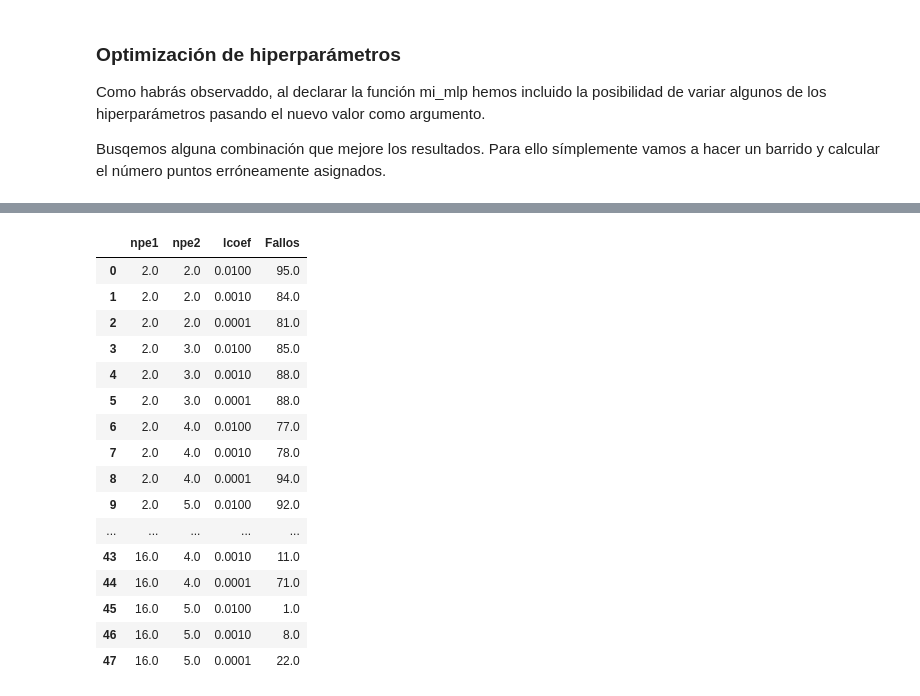
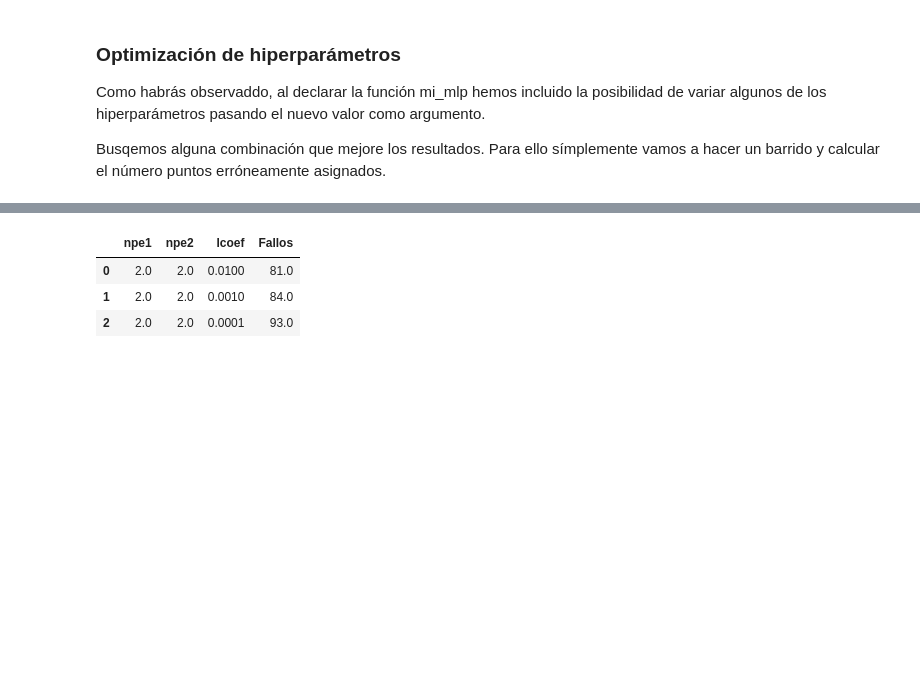
Before and after one commit to QIMoro-UVa/DL_2025-26, a Jupyter notebook: Intro_lab_2_Espirales_v1.ipynb, the cells around one changed output, grey strips where cells are left out. Drawn from its saved outputs; the diff is of its cells as text; code cells hidden in the pictures; blank space fills up the shorter version.

```diff
--- a/Intro_lab_2_Espirales_v1.ipynb
+++ b/Intro_lab_2_Espirales_v1.ipynb
@@ -285,8 +285,8 @@ Busqemos alguna combinación que mejore los resultados. Para ello símplemente v
 # %%
 dfResultados=pd.DataFrame (columns=["npe1", "npe2", "lcoef", "Fallos"])
 
-for capa1 in [2, 4, 8, 16]:
-    for capa2 in [2, 3, 4, 5]:
+for capa1 in [2]:
+    for capa2 in [2]:
         for lcoef in [0.01, 0.001, 0.0001]:
             modelo=mi_mlp(npe1=capa1, npe2=capa2, epocas=100, lr=lcoef)
             z=modelo.predict (X_test)
@@ -321,20 +310,7 @@ Parámetros: 16 5 100 0.0001
 |  | npe1 | npe2 | lcoef | Fallos |
-| 0 | 2.0 | 2.0 | 0.0100 | 95.0 |
+| 0 | 2.0 | 2.0 | 0.0100 | 81.0 |
 | 1 | 2.0 | 2.0 | 0.0010 | 84.0 |
-| 2 | 2.0 | 2.0 | 0.0001 | 81.0 |
-| 3 | 2.0 | 3.0 | 0.0100 | 85.0 |
-| 4 | 2.0 | 3.0 | 0.0010 | 88.0 |
-| 5 | 2.0 | 3.0 | 0.0001 | 88.0 |
-| 6 | 2.0 | 4.0 | 0.0100 | 77.0 |
-| 7 | 2.0 | 4.0 | 0.0010 | 78.0 |
-| 8 | 2.0 | 4.0 | 0.0001 | 94.0 |
-| 9 | 2.0 | 5.0 | 0.0100 | 92.0 |
-| ... | ... | ... | ... | ... |
-| 43 | 16.0 | 4.0 | 0.0010 | 11.0 |
-| 44 | 16.0 | 4.0 | 0.0001 | 71.0 |
-| 45 | 16.0 | 5.0 | 0.0100 | 1.0 |
-| 46 | 16.0 | 5.0 | 0.0010 | 8.0 |
-| 47 | 16.0 | 5.0 | 0.0001 | 22.0 |
+| 2 | 2.0 | 2.0 | 0.0001 | 93.0 |
 # %%
 # Esta celda está comentada porque no queremos perder el contenido del fichero que hemos creado hace un rato.
 
```
Also changed, not shown: parts of 12 cells of this notebook, 1 other file.
